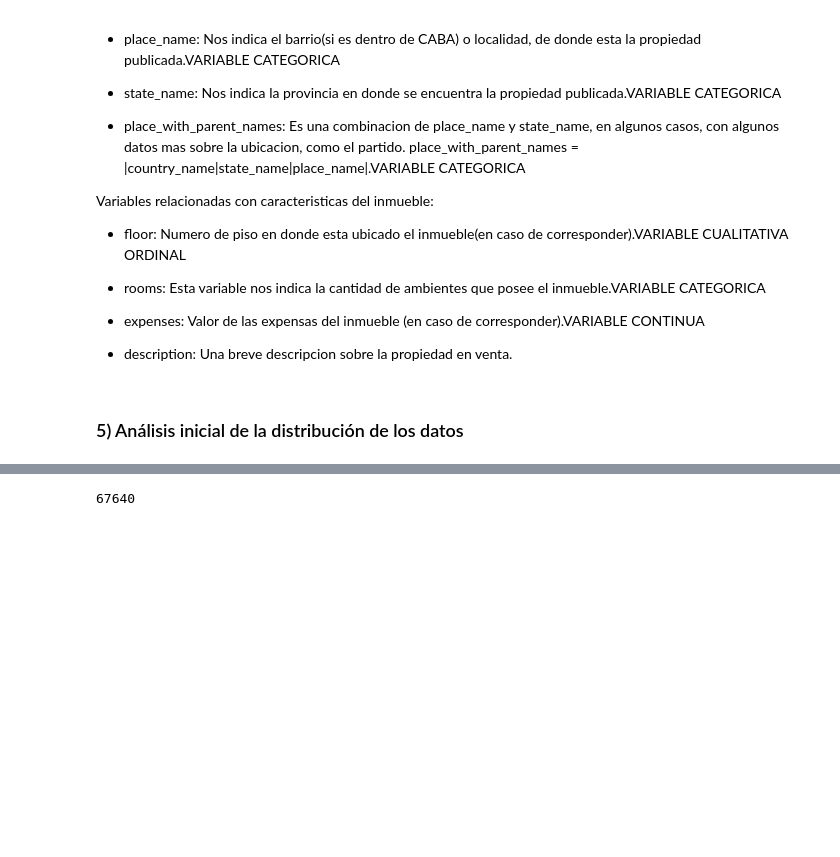
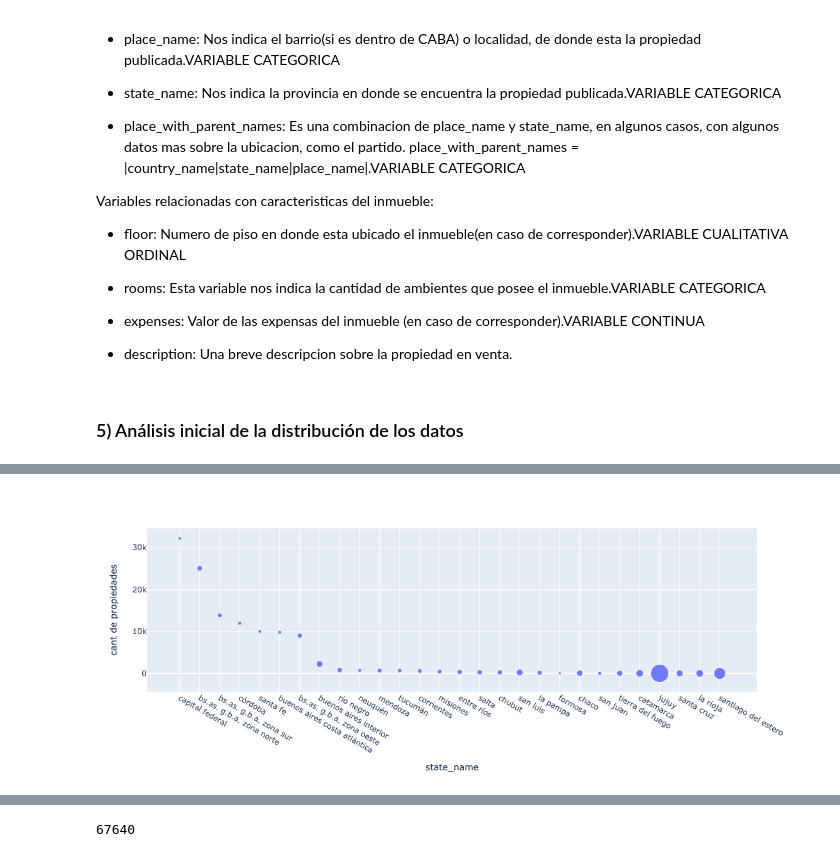
Before and after one commit to Csuarezgurruchaga/PROYECTO_FINAL_DIGITAL_HOUSE, a Jupyter notebook: Trabajo_Practico.ipynb, the cells around one changed output, grey strips where cells are left out. Saved outputs shown, nothing was run; the diff lists cells and outputs as text; code cells hidden in the pictures; blank space fills up the shorter version.

```diff
--- a/Trabajo_Practico.ipynb
+++ b/Trabajo_Practico.ipynb
@@ -183,0 +304,6 @@ False
+# %%
+fig = px.scatter(data_frame = groupby_provincia_toplot, y = "cant de propiedades", x = "state_name",
+                 size ="surface_total_in_m2", opacity = 0.9)
+fig.show()
+# %% [output]
+[figure, added]
```
Also changed, not shown: parts of 104 cells of this notebook.
